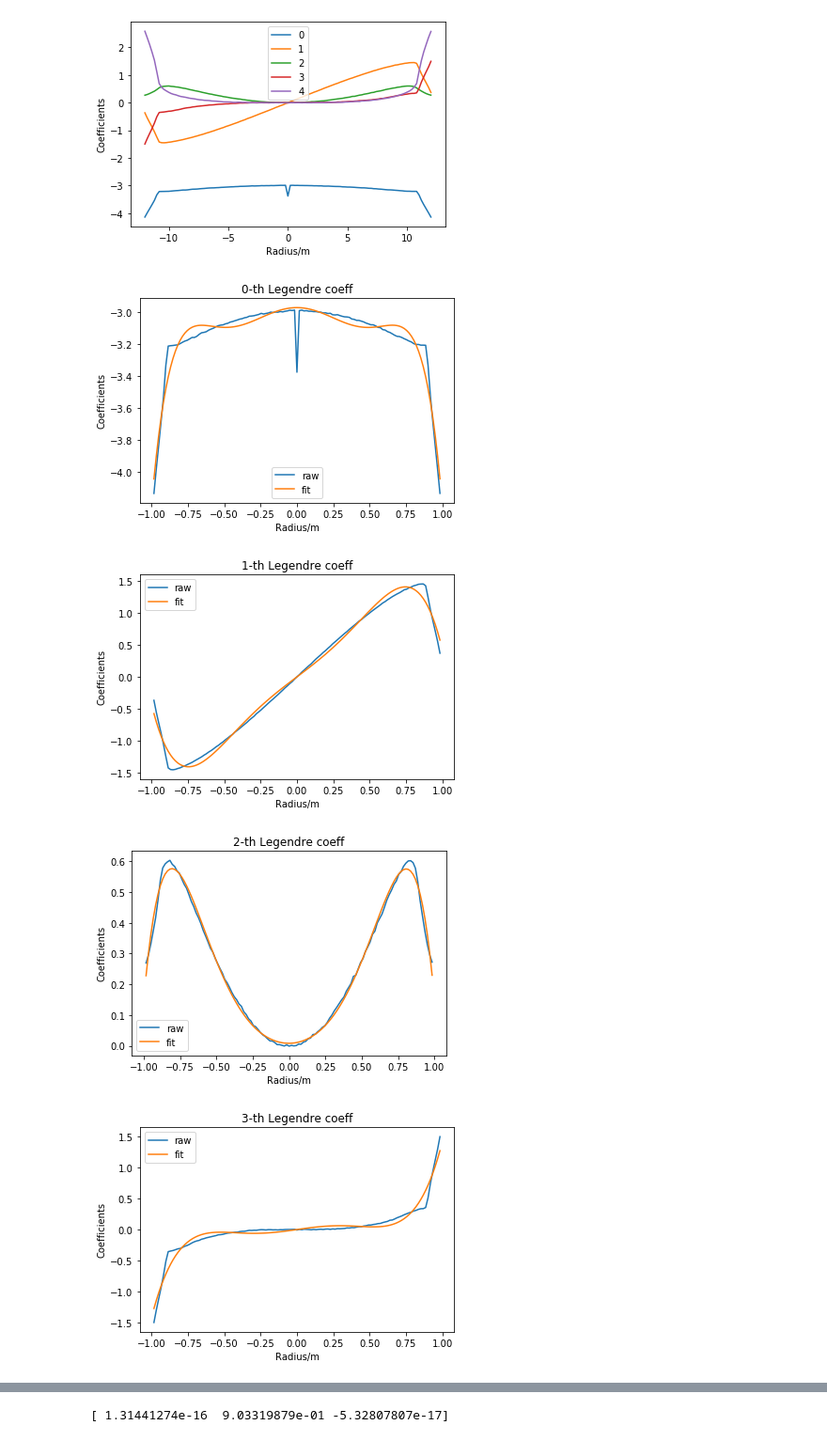
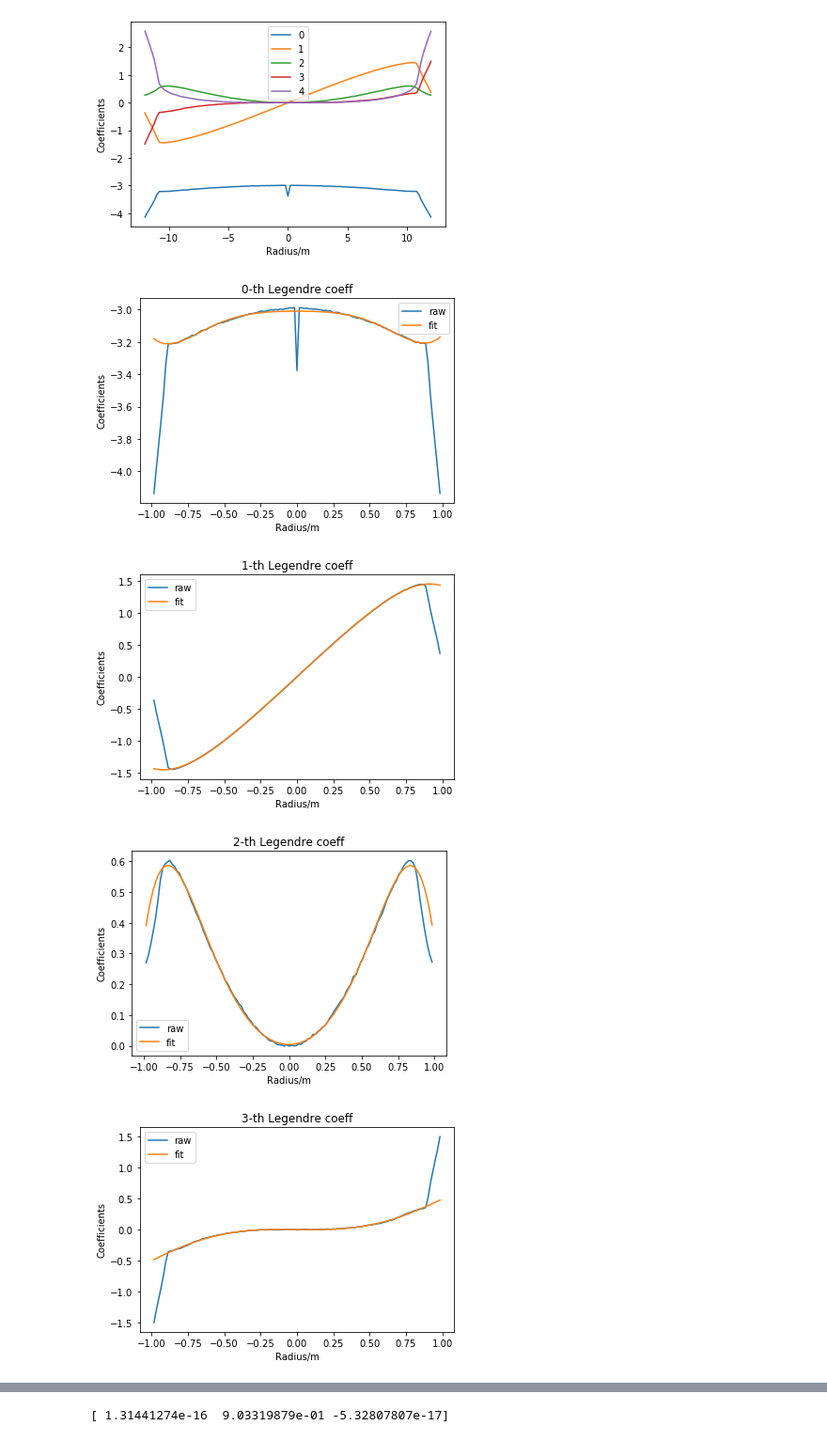
Before and after one commit to dw839566105/Recon1t, a Jupyter notebook: calib/Note/view_5kt.ipynb, the cells around one changed output, grey strips where cells are left out. Shown at 94% size. Saved outputs shown, nothing was run; the diff lists cells and outputs as text; code cells hidden in the pictures.

```diff
--- a/calib/Note/view_5kt.ipynb
+++ b/calib/Note/view_5kt.ipynb
@@ -43,31 +43,33 @@ plt.show()
 # %%
 k1 = np.zeros((5,7))
 radius = np.arange(12,-12.2,-0.2)
 for i in np.arange(np.size(pe_coeff[0])):
     data = np.nan_to_num(pe_coeff[:,i])
     x = radius/12.2
     plt.plot(x, data)
     '''
     a = np.polyfit(x, data, 8)
     print(a)
     b = np.poly1d(a)
     c = b(x)
     plt.plot(x,c)'''
-    c = np.polynomial.legendre.legfit(x, data, 6)
+    index = (x<0.9) & (x>-0.9) & (x!=0)
+    c = np.polynomial.legendre.legfit(x[index], data[index], 6)
     k1[i,:] = c
     plt.plot(x, np.polynomial.legendre.legval(x,c))
 
     plt.xlabel('Radius/m')
     plt.ylabel('Coefficients')
     plt.title(str(i)+'-th Legendre coeff')
     plt.legend(['raw','fit'])
     plt.show()
 print(k1)
 print(os.getcwd())
 with h5py.File('../PE_coeff.h5','w') as out:
     out.create_dataset('coeff', data = k1)
+print(k1[0])
 # %% [output]
-[figure, old version]
+[figure, new version]
-[figure, old version]
+[figure, new version]
-[figure, old version]
+[figure, new version]
-[figure, old version]
+[figure, new version]
```
Also changed, not shown: parts of 1 cell of this notebook, 1 other file.
